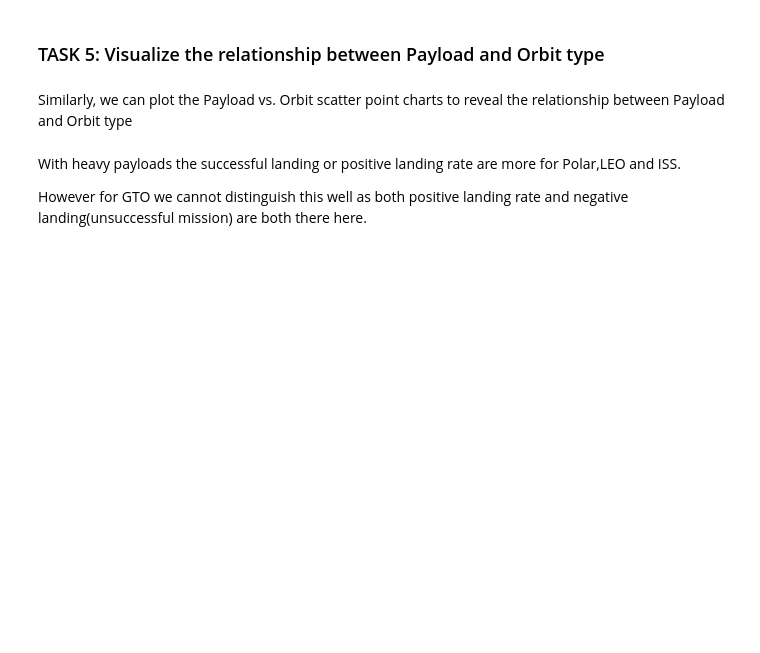
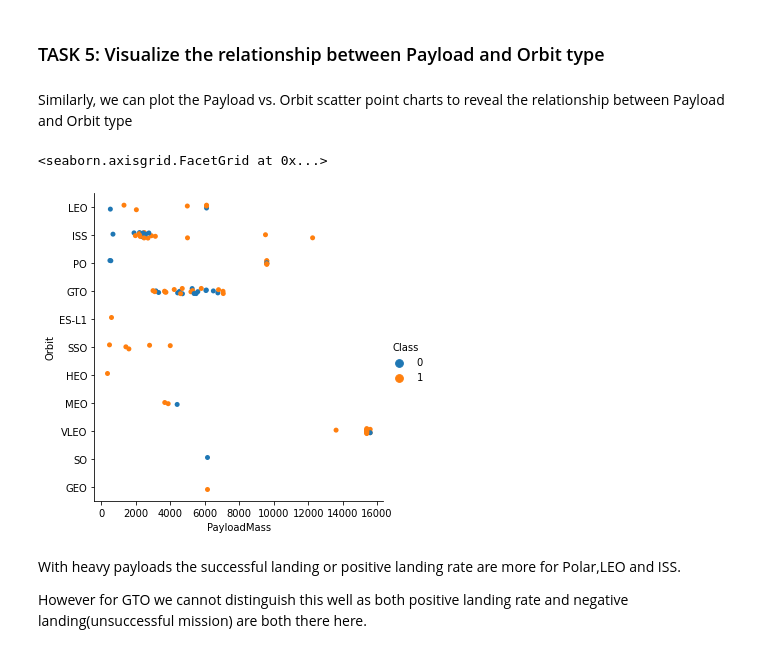
Before and after one commit to luisfrentzen/coursera-ibm-ds, a Jupyter notebook: Capstone Project/jupyter-labs-eda-dataviz.ipynb, the cells around one changed output. Cells and saved outputs as stored; diff of their text form; code cells hidden in the pictures; blank space fills up the shorter version.

```diff
--- a/Capstone Project/jupyter-labs-eda-dataviz.ipynb
+++ b/Capstone Project/jupyter-labs-eda-dataviz.ipynb
@@ -128,6 +137,10 @@ You should see that in the LEO orbit the Success appears related to the number o
 Similarly, we can plot the Payload vs. Orbit scatter point charts to reveal the relationship between Payload and Orbit type
 # %%
 # Plot a scatter point chart with x axis to be Payload and y axis to be the Orbit, and hue to be the class value
+sns.catplot(x="PayloadMass", y="Orbit", hue="Class", data=df)
+# %% [output]
+<seaborn.axisgrid.FacetGrid at 0x...>
+[figure, added]
 # %% [markdown]
 With heavy payloads the successful landing or positive landing rate are more for Polar,LEO and ISS.
 
```
Also changed, not shown: parts of 7 cells of this notebook, 1 other file.
